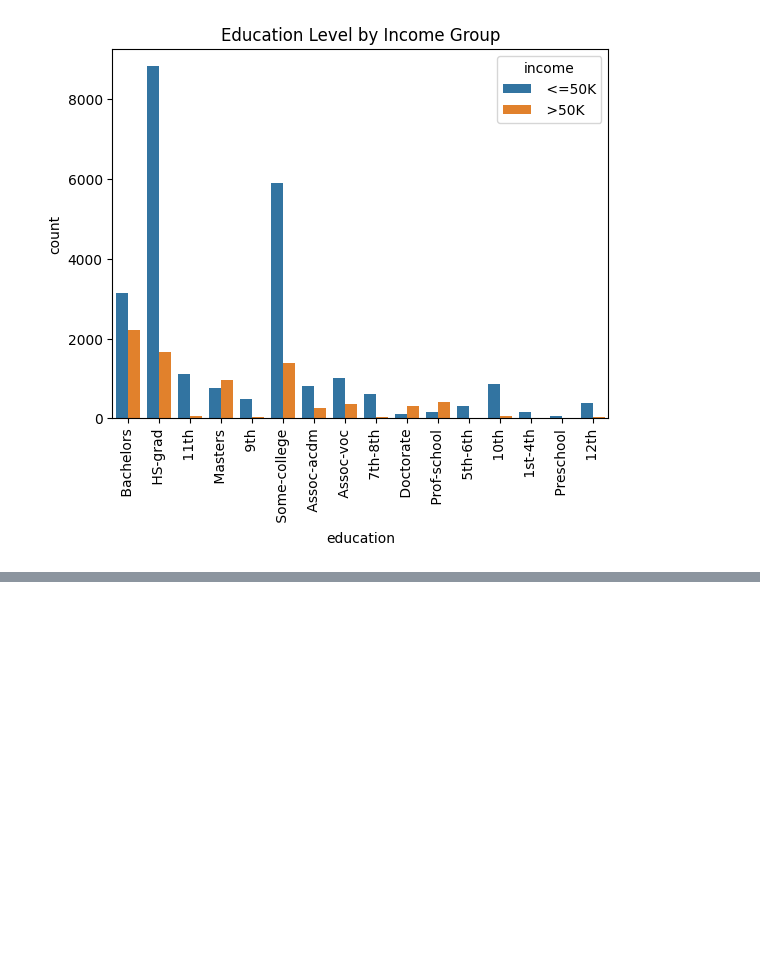
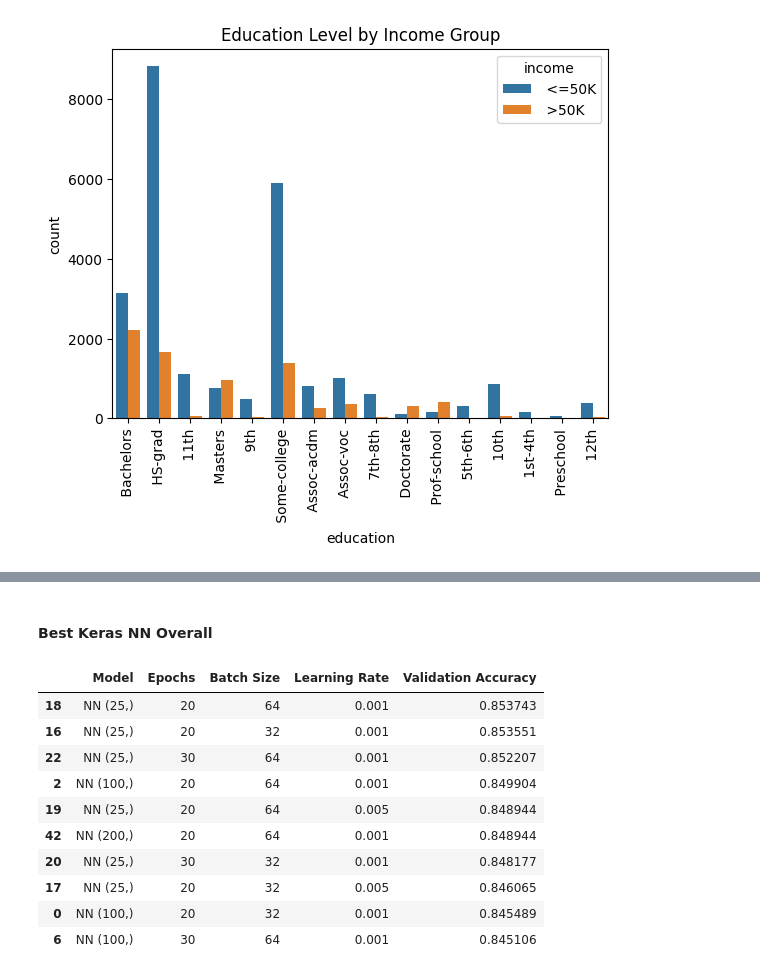
Before and after one commit to bellamccarty/GSB-545, a Jupyter notebook: Lab03/Lab03.ipynb, the cells around one changed output, grey strips where cells are left out. Drawn from its saved outputs; the diff is of its cells as text; code cells hidden in the pictures; blank space fills up the shorter version.

```diff
--- a/Lab03/Lab03.ipynb
+++ b/Lab03/Lab03.ipynb
@@ -180,0 +817,27 @@ This suggests that **higher education increases the likelihood of earning more**
+# %%
+model_functions = {
+    "NN (100,)": keras_nn_100,
+    "NN (50,50)": keras_nn_50_50,
+    "NN (25,)": keras_nn_25,
+    "NN (100,50)": keras_nn_100_50,
+    "NN (100,50,25)": keras_nn_100_50_25,
+    "NN (200,)": keras_nn_200,
+    "NN (64,32,16,8)": keras_nn_64_32_16_8
+}
+# %%
+# Create an empty list to collect results
+all_results = []
+
+# Run each model through grid search
+for model_name, model_fn in model_functions.items():
+    results = grid_search_nn(
+        model_architecture_fn=model_fn,
+        model_name=model_name,
+        epochs_list=[20, 30],
+        batch_sizes_list=[32, 64],
+        learning_rates_list=[0.001, 0.005]
+    )
+    all_results.append(results)
+
+# Concatenate all results into one dataframe
+final_results_df = pd.concat(all_results, ignore_index=True)
@@ -180,0 +862,19 @@ This suggests that **higher education increases the likelihood of earning more**
+# %% [markdown]
+#### Best Keras NN Overall
+# %%
+# Sort by highest Validation Accuracy
+best_models = final_results_df.sort_values(by="Validation Accuracy", ascending=False)
+
+best_models.head(10)  # Show top 10
+# %% [output]
+|  | Model | Epochs | Batch Size | Learning Rate | Validation Accuracy |
+| 18 | NN (25,) | 20 | 64 | 0.001 | 0.853743 |
+| 16 | NN (25,) | 20 | 32 | 0.001 | 0.853551 |
+| 22 | NN (25,) | 30 | 64 | 0.001 | 0.852207 |
+| 2 | NN (100,) | 20 | 64 | 0.001 | 0.849904 |
+| 19 | NN (25,) | 20 | 64 | 0.005 | 0.848944 |
+| 42 | NN (200,) | 20 | 64 | 0.001 | 0.848944 |
+| 20 | NN (25,) | 30 | 32 | 0.001 | 0.848177 |
+| 17 | NN (25,) | 20 | 32 | 0.005 | 0.846065 |
+| 0 | NN (100,) | 20 | 32 | 0.001 | 0.845489 |
+| 6 | NN (100,) | 30 | 64 | 0.001 | 0.845106 |
```
Also changed, not shown: parts of 30 cells of this notebook, 1 other file.
